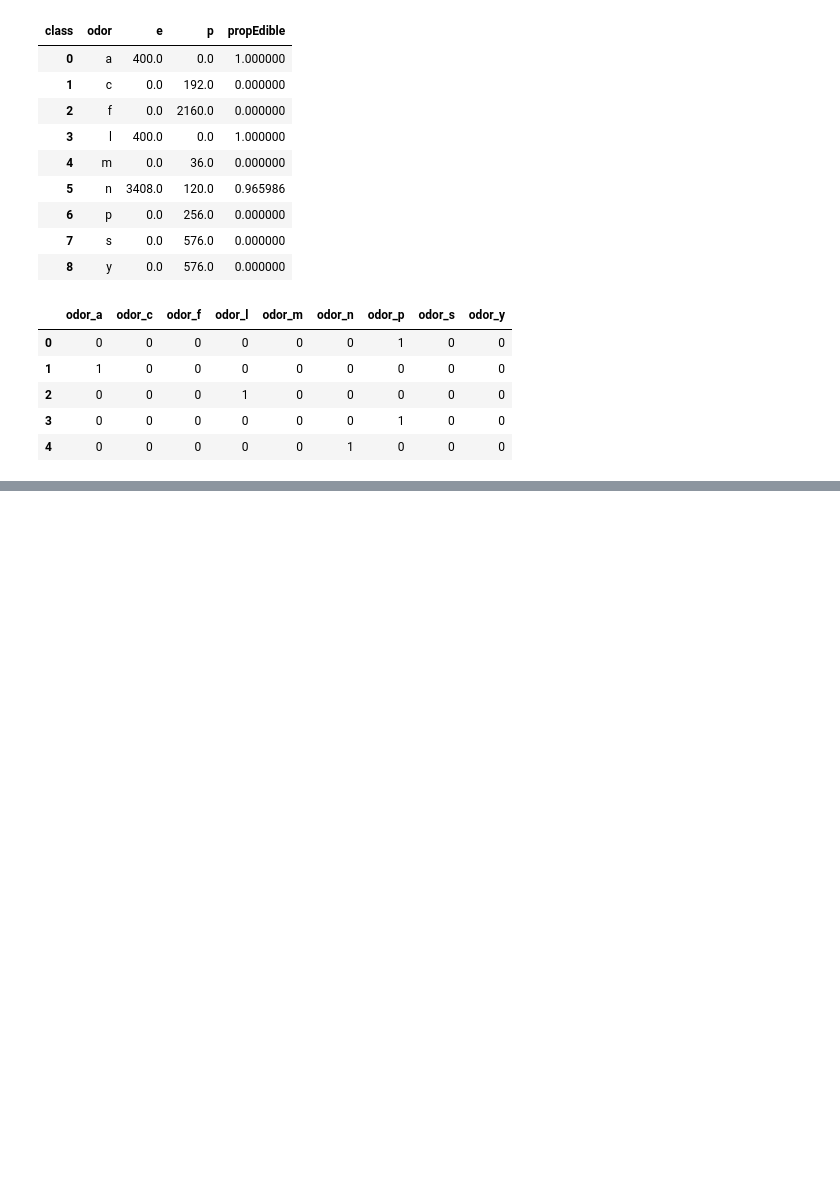
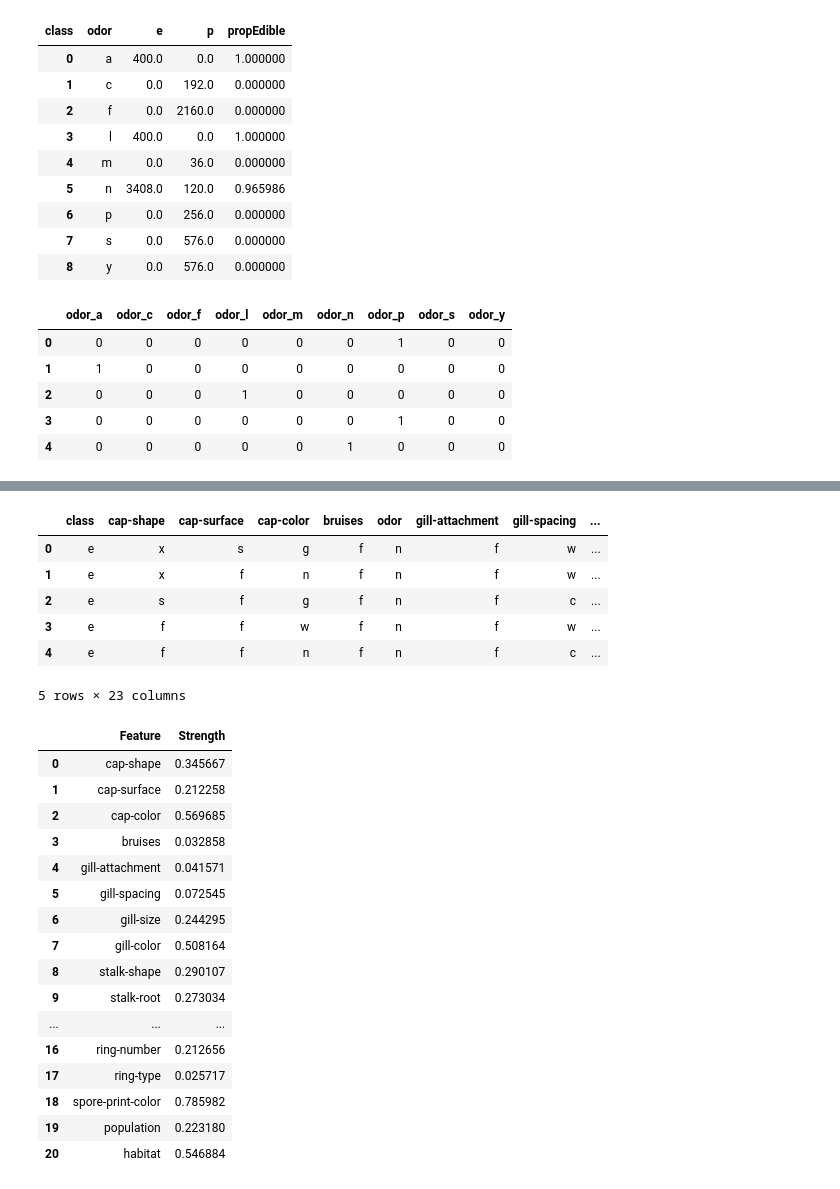
Before and after one commit to spacediver99/PythonDataScience, a Jupyter notebook: MushroomEdibility.ipynb, the cells around one changed output, grey strips where cells are left out. Drawn from its saved outputs; the diff is of its cells as text; code cells hidden in the pictures; blank space fills up the shorter version.

Commit message:
Add files via upload
Measure nominal associations between edibility and other features for odorless mushrooms.

```diff
--- a/MushroomEdibility.ipynb
+++ b/MushroomEdibility.ipynb
@@ -114,2 +115,58 @@ print(F1)
 # %%
 # Looking good. However, we may be able to improve the performance on odorless mushrooms by using other features.
+# %%
+# First, let's filter the dataset so we are only looking at odorless mushrooms.
+odorless = mushrooms[mushrooms['odor'] == 'n'].copy()
+odorless = odorless.reset_index(drop = True)
+display(odorless.head())
+# Let's examine the association between the "class" variable (poisonous or edible), and each of the other variables (excluding odor, of course).
+# We can use Cramer's V to do so. (Note: this is something I should have done at the beginning!)
+def CramersV(confusionMatrix):
+    """Calculates Cramer's V
+    Adapted from https://stackoverflow.com/a/39266194/6004891
+    """
+    chisquared = stats.chi2_contingency(confusionMatrix)[0]
+    n = confusionMatrix.sum().sum()
+    minDim = min(xtab.shape)
+
+    if minDim < 2:
+        return 0
+
+    return np.sqrt(chisquared / (n * (minDim - 1)))
+# Let's iterate through each of the features and store the measure of association between that feature and the class variable.
+features = list(odorless.columns.get_values())
+features.remove('class')
+features.remove('odor')
+strengths = [];
+
+for i in features:
+    xtab = pd.crosstab(odorless['class'], odorless[i])
+    strengths.append(CramersV(xtab))
+
+associations = pd.DataFrame({'Feature': features, 'Strength': strengths})
+associations
+# %% [output]
+|  | class | cap-shape | cap-surface | cap-color | bruises | odor | gill-attachment | gill-spacing | ... |
+| 0 | e | x | s | g | f | n | f | w | ... |
+| 1 | e | x | f | n | f | n | f | w | ... |
+| 2 | e | s | f | g | f | n | f | c | ... |
+| 3 | e | f | f | w | f | n | f | w | ... |
+| 4 | e | f | f | n | f | n | f | c | ... |
+5 rows × 23 columns
+|  | Feature | Strength |
+| 0 | cap-shape | 0.345667 |
+| 1 | cap-surface | 0.212258 |
+| 2 | cap-color | 0.569685 |
+| 3 | bruises | 0.032858 |
+| 4 | gill-attachment | 0.041571 |
+| 5 | gill-spacing | 0.072545 |
+| 6 | gill-size | 0.244295 |
+| 7 | gill-color | 0.508164 |
+| 8 | stalk-shape | 0.290107 |
+| 9 | stalk-root | 0.273034 |
+| ... | ... | ... |
+| 16 | ring-number | 0.212656 |
+| 17 | ring-type | 0.025717 |
+| 18 | spore-print-color | 0.785982 |
+| 19 | population | 0.223180 |
+| 20 | habitat | 0.546884 |
```
Also changed, not shown: parts of 3 cells of this notebook.
